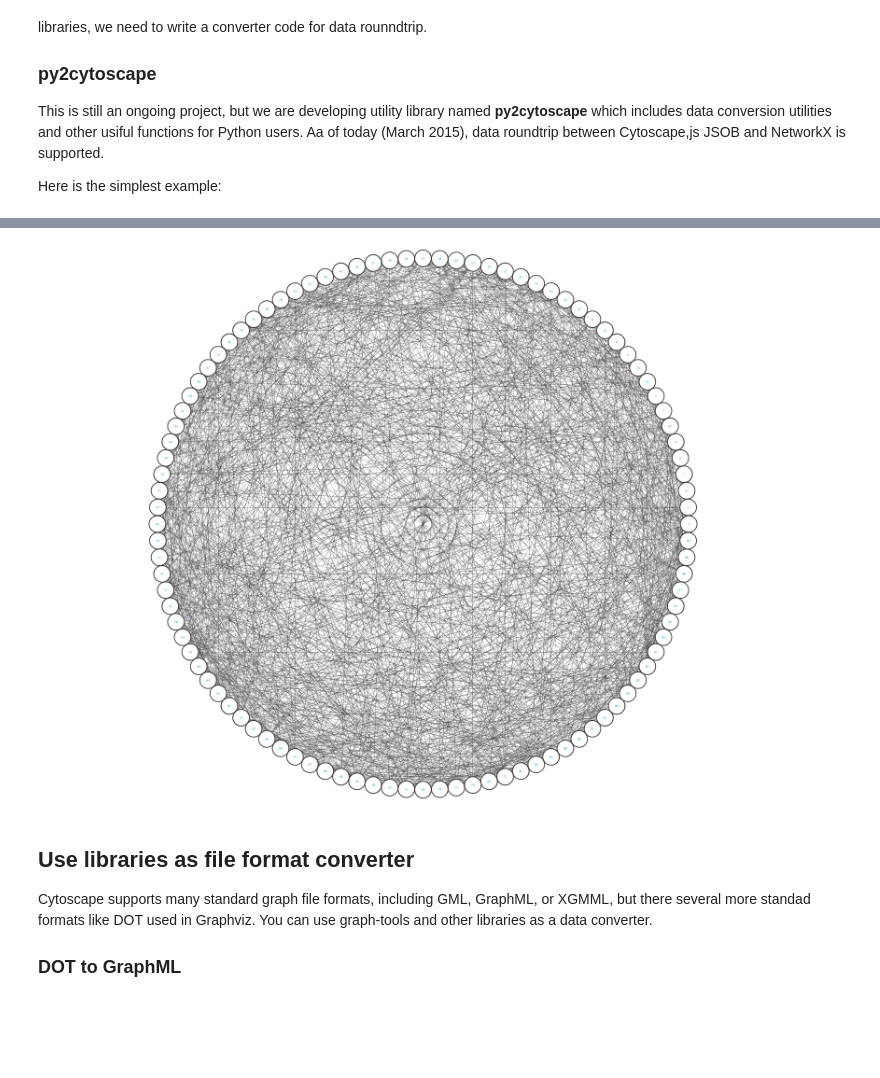
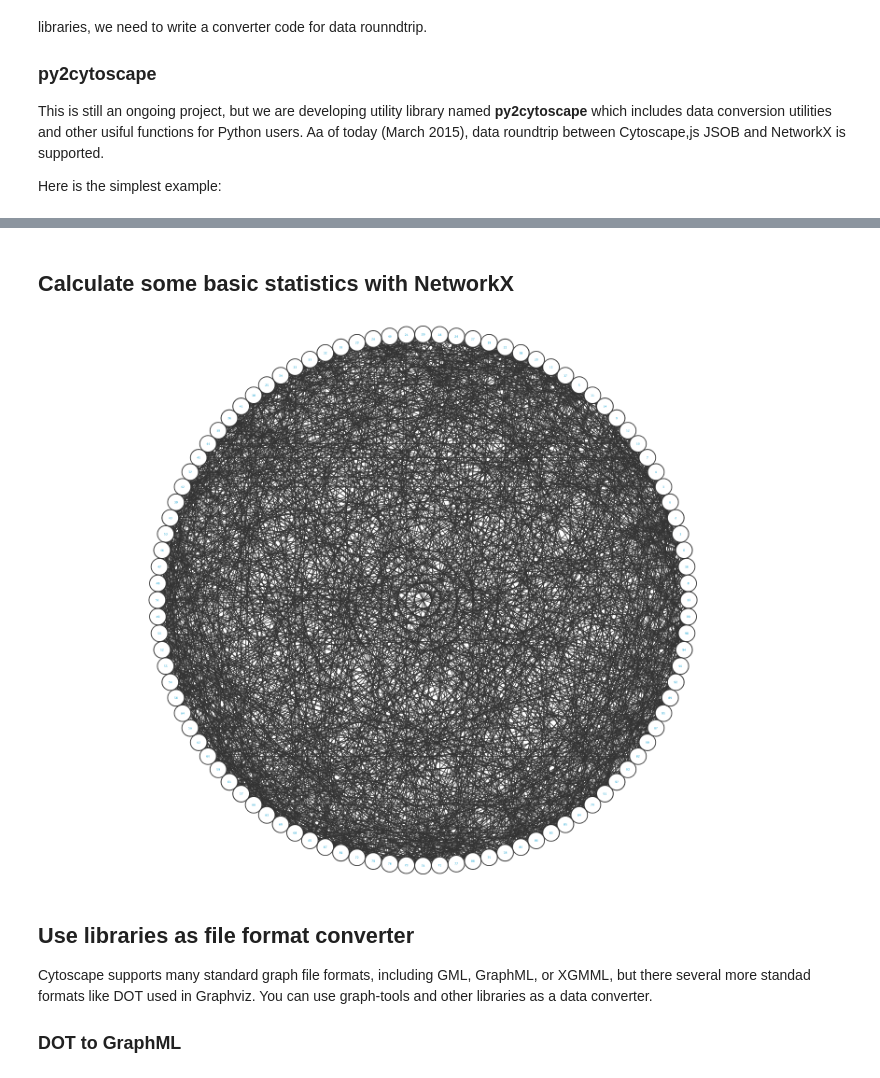
Before and after one commit to idekerlab/vizbi-2015, a Jupyter notebook: tutorials/Lesson_2_Graph_Libraries.ipynb, the cells around one changed output, grey strips where cells are left out. Drawn from its saved outputs; the diff is of its cells as text; code cells hidden in the pictures; blank space fills up the shorter version.

```diff
--- a/tutorials/Lesson_2_Graph_Libraries.ipynb
+++ b/tutorials/Lesson_2_Graph_Libraries.ipynb
@@ -164 +185,3 @@ network_images[0]
+# %% [markdown]
+## Calculate some basic statistics with NetworkX
 # %%
@@ -196,9 +202,9 @@ for key in graphs.keys():
     g.graph["density"] = nx.density(g)
     network_images.append(post_nx(g, 'circular'))
 # %%
-network_images[1]
+network_images[4]
 # %% [output]
-[figure, old version]
+[figure, new version]
 # %% [markdown]
 ## Use libraries as file format converter
 Cytoscape supports many standard graph file formats, including GML, GraphML, or XGMML, but there several more standad formats like DOT used in Graphviz.  You can use graph-tools and other libraries as a data converter.
```
Also changed, not shown: parts of 27 cells of this notebook, 2 other files.
